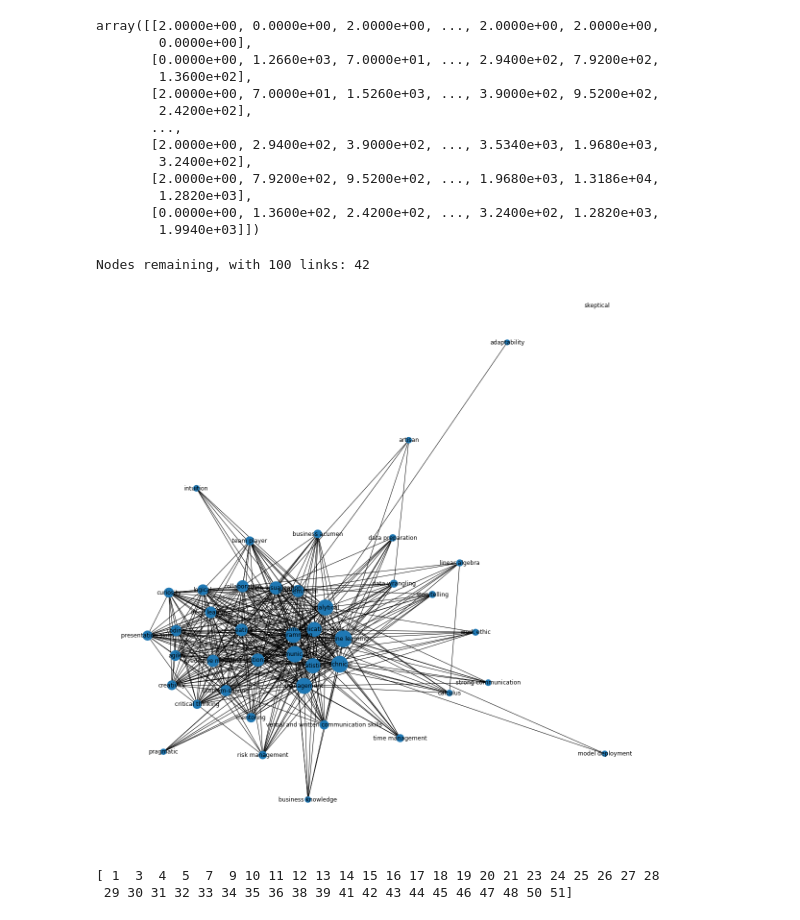
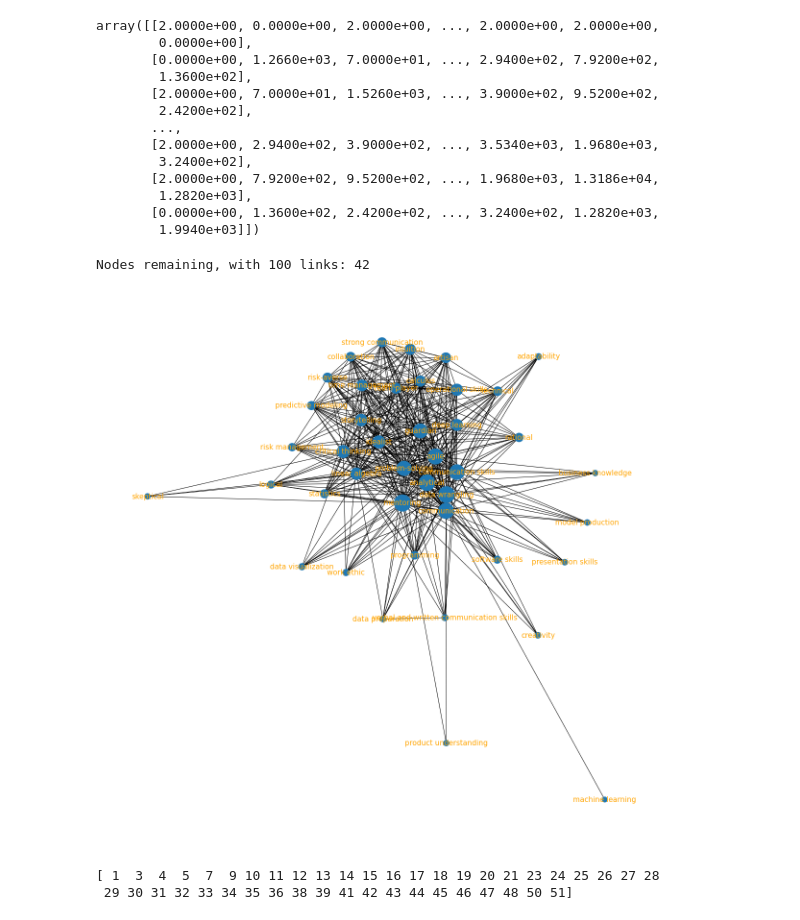
Before and after one commit to Cing2/2AMD20_knowledge, a Jupyter notebook: analysis/jop_postings.ipynb, the cells around one changed output. Drawn from its saved outputs; the diff is of its cells as text; code cells hidden in the pictures.

Commit message:
word occurence matrix

```diff
--- a/analysis/jop_postings.ipynb
+++ b/analysis/jop_postings.ipynb
@@ -490,6 +491,7 @@ array([[2.0000e+00, 0.0000e+00, 2.0000e+00, ..., 2.0000e+00, 2.0000e+00,
         1.9940e+03]])
 # %%
 import networkx as nx
+import article_terms
 import matplotlib.pyplot as plt
 
 def show_graph_with_labels(adjacency_matrix, labels, min_nr_links=100):
@@ -515,14 +517,14 @@ def show_graph_with_labels(adjacency_matrix, labels, min_nr_links=100):
 
     plt.figure(figsize=(16,16))
     pos = nx.spring_layout(gr, k=0.55, iterations=40)
-    nx.draw(gr, nodelist=idxs_nodes, pos=pos, labels=labels, with_labels=True, node_size=node_size)
+    nx.draw(gr, nodelist=idxs_nodes, pos=pos, labels=labels, with_labels=True, node_size=node_size, font_color='orange', font_size=15)
     plt.show()
     return gr
 # %%
-G = show_graph_with_labels(total_word_cooccurrence, article_terms.all_traits_skills)
+G = show_graph_with_labels(total_word_cooccurrence, article_terms.all_traits_skills, min_nr_links=100)
 # %% [output]
 Nodes remaining, with 100 links: 42
-[figure, old version]
+[figure, new version]
 # %%
 rows, cols = np.where(total_word_cooccurrence > 20)
 # show only nodes that have a connection
```
Also changed, not shown: parts of 1 cell of this notebook, 1 other file.
